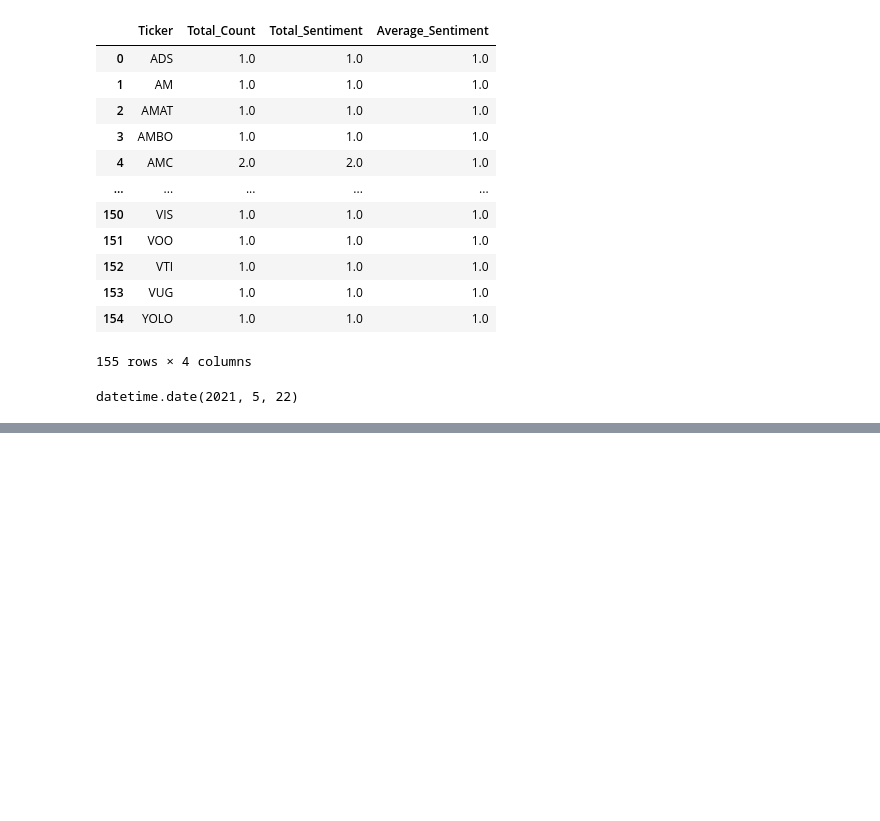
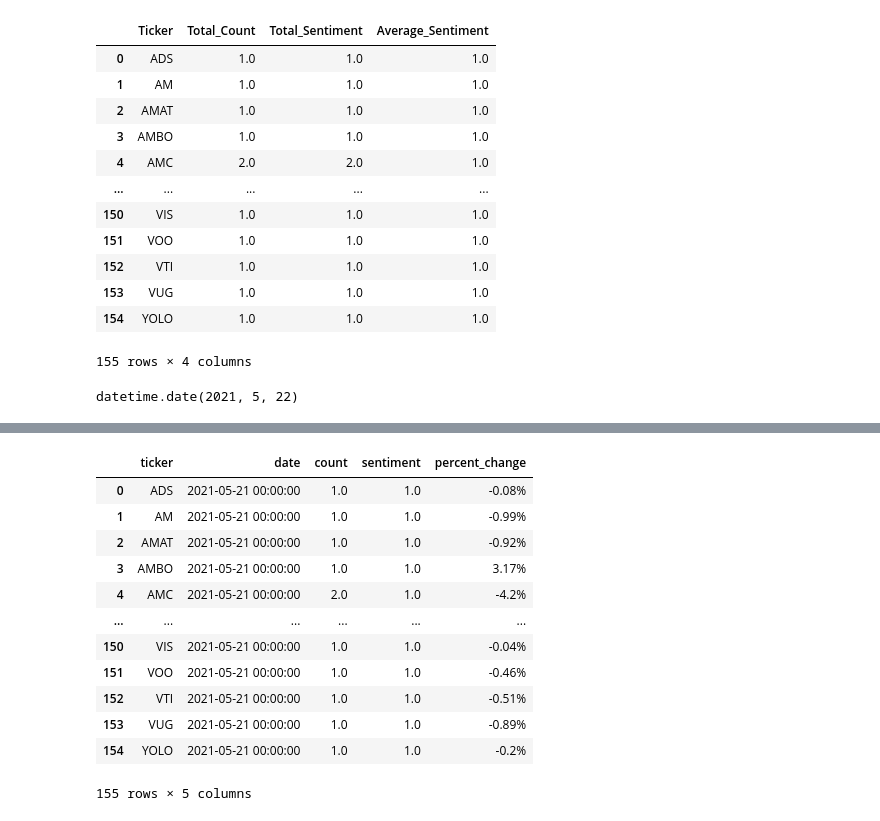
Before and after one commit to MadisonL19/reddit_ticker_analysis, a Jupyter notebook: model.ipynb, the cells around one changed output, grey strips where cells are left out. Drawn from its saved outputs; the diff is of its cells as text; code cells hidden in the pictures; blank space fills up the shorter version.

```diff
--- a/model.ipynb
+++ b/model.ipynb
@@ -403,0 +443,20 @@ final_sentiment_results
+# %%
+sql_df = final_sentiment_results[["Ticker", "Date", "Total_Count", "Average_Sentiment", "Price_Change"]]
+# %%
+sql_df = sql_df.rename(columns={"Ticker":"ticker", "Date":"date", "Total_Count":"count", "Average_Sentiment":"sentiment", "Price_Change":"percent_change"})
+# %%
+sql_df
+# %% [output]
+|  | ticker | date | count | sentiment | percent_change |
+| 0 | ADS | 2021-05-21 00:00:00 | 1.0 | 1.0 | -0.08% |
+| 1 | AM | 2021-05-21 00:00:00 | 1.0 | 1.0 | -0.99% |
+| 2 | AMAT | 2021-05-21 00:00:00 | 1.0 | 1.0 | -0.92% |
+| 3 | AMBO | 2021-05-21 00:00:00 | 1.0 | 1.0 | 3.17% |
+| 4 | AMC | 2021-05-21 00:00:00 | 2.0 | 1.0 | -4.2% |
+| ... | ... | ... | ... | ... | ... |
+| 150 | VIS | 2021-05-21 00:00:00 | 1.0 | 1.0 | -0.04% |
+| 151 | VOO | 2021-05-21 00:00:00 | 1.0 | 1.0 | -0.46% |
+| 152 | VTI | 2021-05-21 00:00:00 | 1.0 | 1.0 | -0.51% |
+| 153 | VUG | 2021-05-21 00:00:00 | 1.0 | 1.0 | -0.89% |
+| 154 | YOLO | 2021-05-21 00:00:00 | 1.0 | 1.0 | -0.2% |
+155 rows × 5 columns
```
Also changed, not shown: parts of 9 cells of this notebook, 2 other files.
